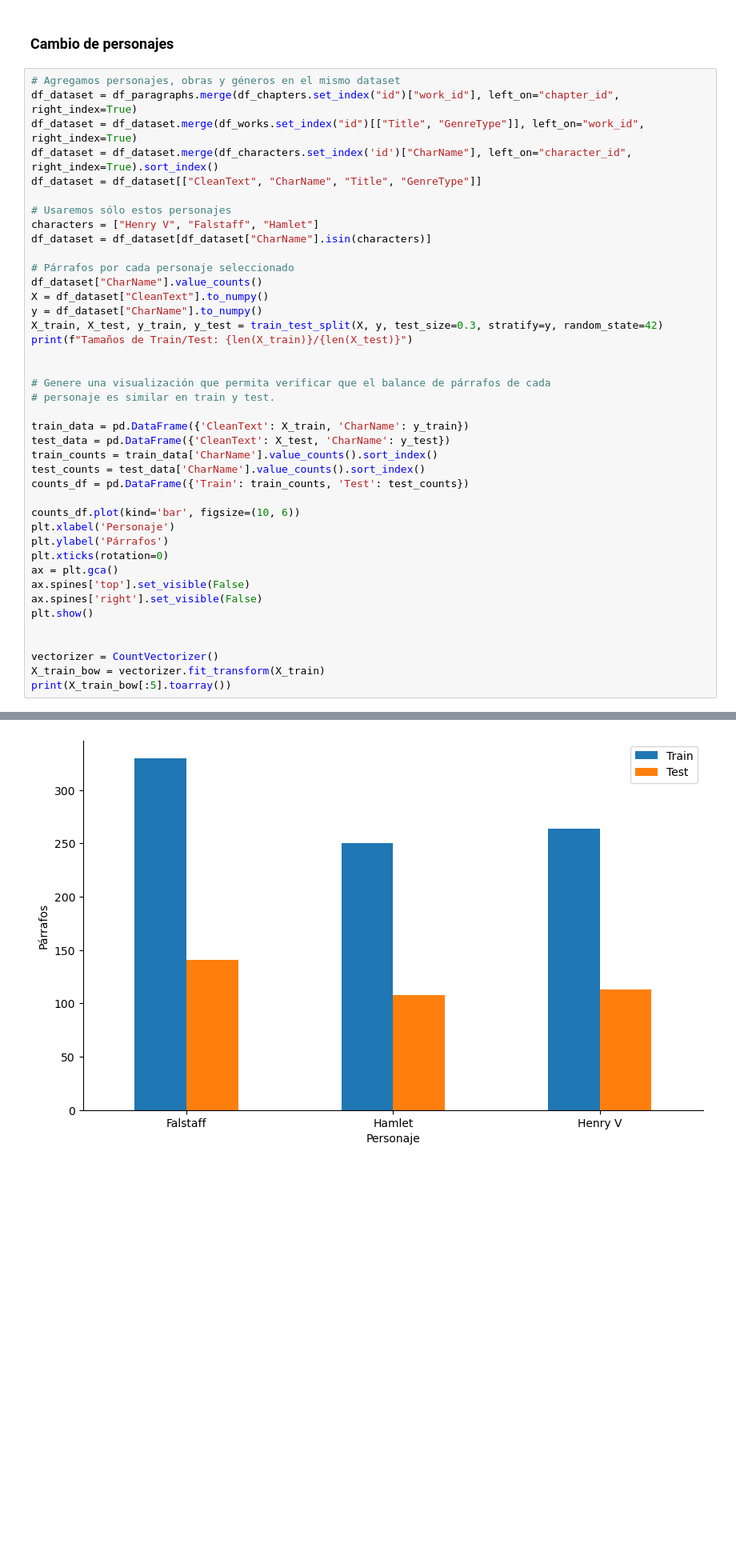
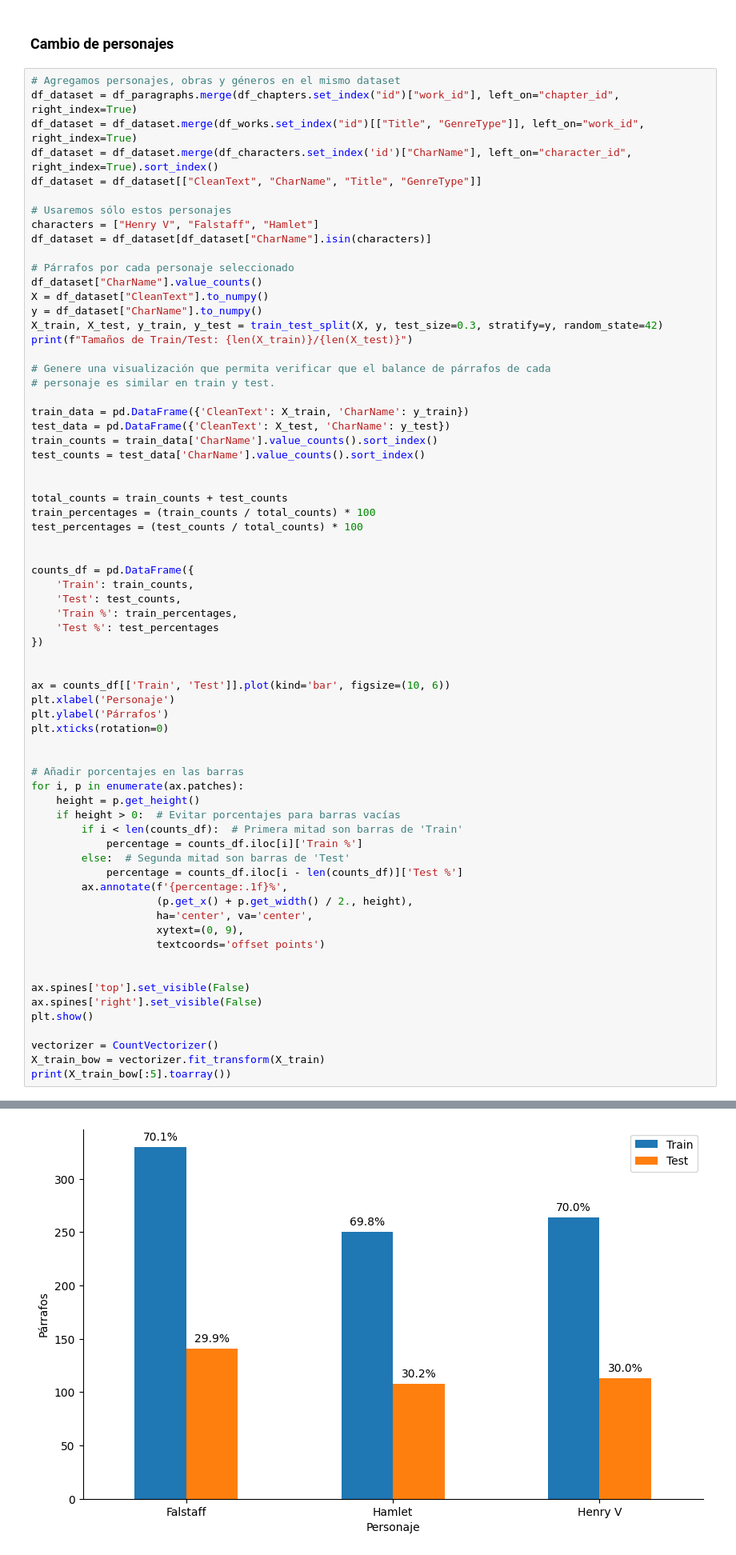
Before and after one commit to MariaEugenia/IntroCD, a Jupyter notebook: Tarea_2/shakespeare_tarea_2.ipynb, the cells around one changed output, grey strips where cells are left out. Shown at 80% size. Saved outputs shown, nothing was run; the diff lists cells and outputs as text; blank space fills up the shorter version.

```diff
--- a/Tarea_2/shakespeare_tarea_2.ipynb
+++ b/Tarea_2/shakespeare_tarea_2.ipynb
@@ -736,39 +990,66 @@ df_dataset = df_dataset[["CleanText", "CharName", "Title", "GenreType"]]
 characters = ["Henry V", "Falstaff", "Hamlet"]
 df_dataset = df_dataset[df_dataset["CharName"].isin(characters)]
 
 # Párrafos por cada personaje seleccionado
 df_dataset["CharName"].value_counts()
 X = df_dataset["CleanText"].to_numpy()
 y = df_dataset["CharName"].to_numpy()
 X_train, X_test, y_train, y_test = train_test_split(X, y, test_size=0.3, stratify=y, random_state=42)
 print(f"Tamaños de Train/Test: {len(X_train)}/{len(X_test)}")
 
-
 # Genere una visualización que permita verificar que el balance de párrafos de cada
 # personaje es similar en train y test.
 
 train_data = pd.DataFrame({'CleanText': X_train, 'CharName': y_train})
 test_data = pd.DataFrame({'CleanText': X_test, 'CharName': y_test})
 train_counts = train_data['CharName'].value_counts().sort_index()
 test_counts = test_data['CharName'].value_counts().sort_index()
-counts_df = pd.DataFrame({'Train': train_counts, 'Test': test_counts})
 
-counts_df.plot(kind='bar', figsize=(10, 6))
+
+total_counts = train_counts + test_counts
+train_percentages = (train_counts / total_counts) * 100
+test_percentages = (test_counts / total_counts) * 100
+
+
+counts_df = pd.DataFrame({
+    'Train': train_counts,
+    'Test': test_counts,
+    'Train %': train_percentages,
+    'Test %': test_percentages
+})
+
+
+ax = counts_df[['Train', 'Test']].plot(kind='bar', figsize=(10, 6))
 plt.xlabel('Personaje')
 plt.ylabel('Párrafos')
 plt.xticks(rotation=0)
-ax = plt.gca()
+
+
+# Añadir porcentajes en las barras
+for i, p in enumerate(ax.patches):
+    height = p.get_height()
+    if height > 0:  # Evitar porcentajes para barras vacías
+        if i < len(counts_df):  # Primera mitad son barras de 'Train'
+            percentage = counts_df.iloc[i]['Train %']
+        else:  # Segunda mitad son barras de 'Test'
+            percentage = counts_df.iloc[i - len(counts_df)]['Test %']
+        ax.annotate(f'{percentage:.1f}%',
+                    (p.get_x() + p.get_width() / 2., height),
+                    ha='center', va='center',
+                    xytext=(0, 9),
+                    textcoords='offset points')
+
+
 ax.spines['top'].set_visible(False)
 ax.spines['right'].set_visible(False)
 plt.show()
 
-
 vectorizer = CountVectorizer()
 X_train_bow = vectorizer.fit_transform(X_train)
 print(X_train_bow[:5].toarray())
 # %% [output]
 Tamaños de Train/Test: 844/362
-[figure, old version]
+[figure, new version]
 [[0 0 0 ... 0 0 0]
  [0 0 0 ... 0 0 0]
  [0 0 0 ... 0 0 0]
```
Also changed, not shown: parts of 28 cells of this notebook, 2 other files.
